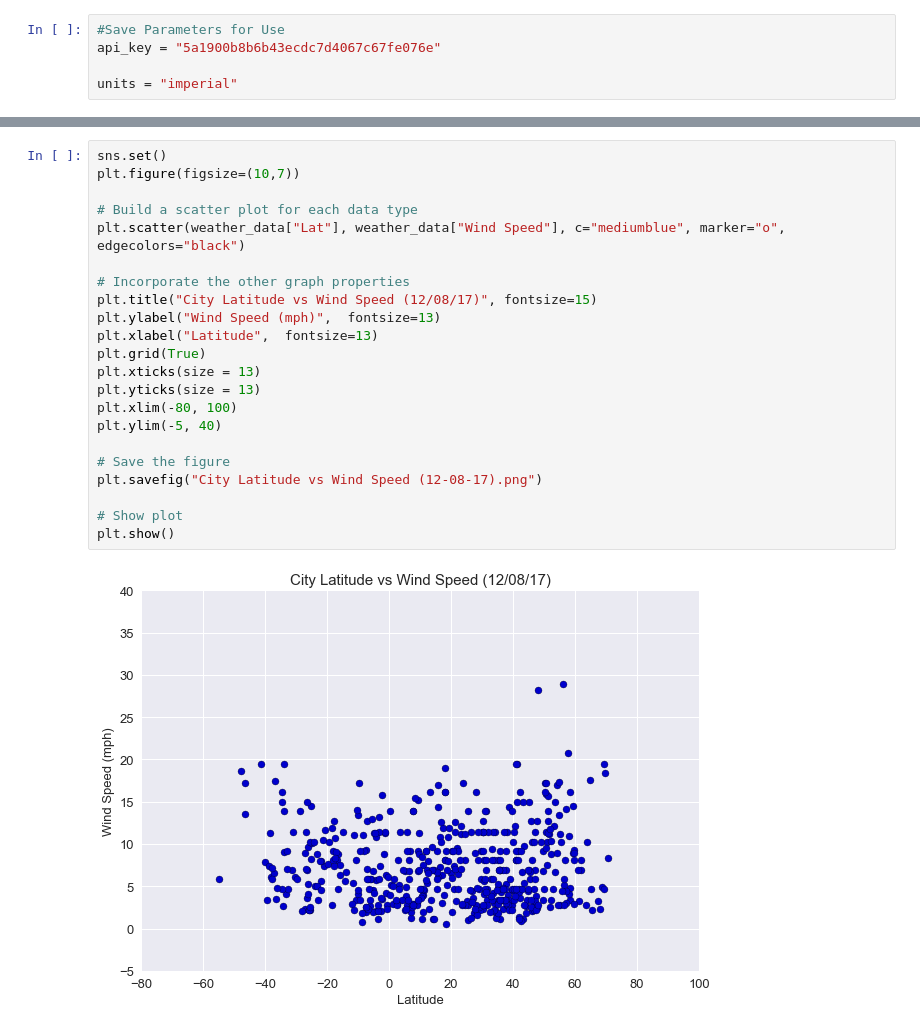
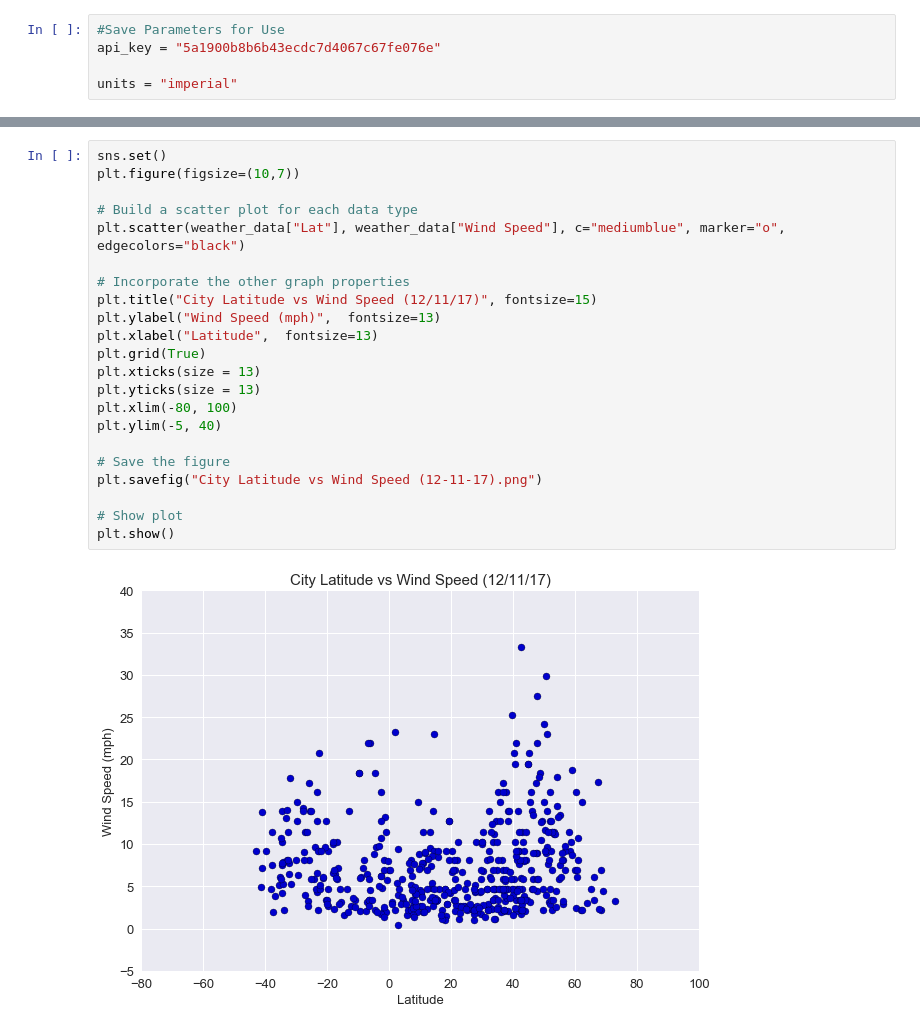
Before and after one commit to bogordon86/PythonAPI, a Jupyter notebook: WeatherPy.ipynb, the cells around one changed output, grey strips where cells are left out. Cells and saved outputs as stored; diff of their text form.

```diff
--- a/WeatherPy.ipynb
+++ b/WeatherPy.ipynb
@@ -197,24 +208,24 @@ plt.show()
 # %%
 sns.set()
 plt.figure(figsize=(10,7))
 
 # Build a scatter plot for each data type
 plt.scatter(weather_data["Lat"], weather_data["Wind Speed"], c="mediumblue", marker="o", edgecolors="black")
 
 # Incorporate the other graph properties
-plt.title("City Latitude vs Wind Speed (12/08/17)", fontsize=15)
+plt.title("City Latitude vs Wind Speed (12/11/17)", fontsize=15)
 plt.ylabel("Wind Speed (mph)",  fontsize=13)
 plt.xlabel("Latitude",  fontsize=13)
 plt.grid(True)
 plt.xticks(size = 13)
 plt.yticks(size = 13)
 plt.xlim(-80, 100)
 plt.ylim(-5, 40)
 
 # Save the figure
-plt.savefig("City Latitude vs Wind Speed (12-08-17).png")
+plt.savefig("City Latitude vs Wind Speed (12-11-17).png")
 
 # Show plot
 plt.show()
 # %% [output]
-[figure, old version]
+[figure, new version]
```
Also changed, not shown: parts of 7 cells of this notebook.
